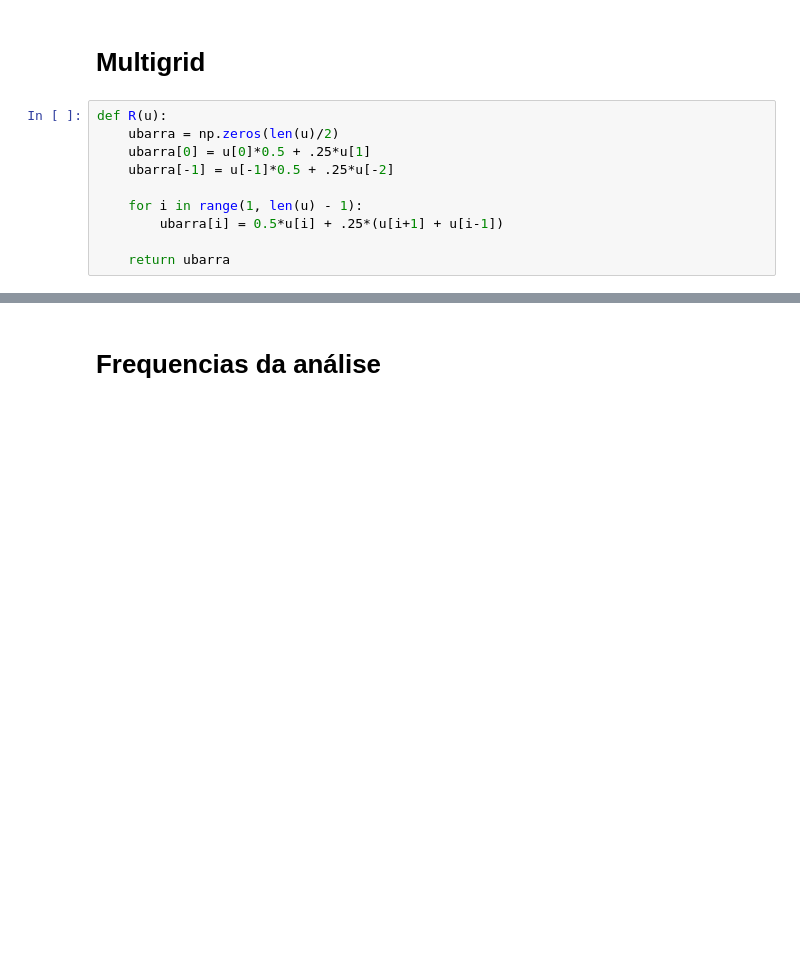
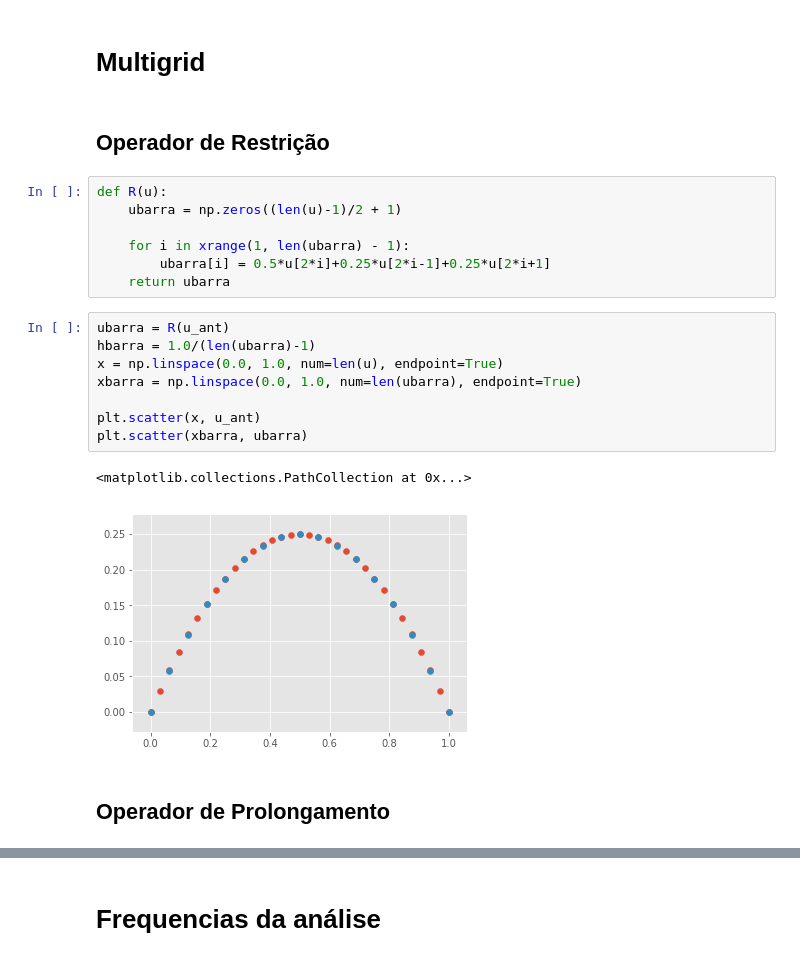
Before and after one commit to mtsodf/estudo_fem, a Jupyter notebook: multigrid/GaussSeidel.ipynb, the cells around one changed output, grey strips where cells are left out. Saved outputs shown, nothing was run; the diff lists cells and outputs as text; blank space fills up the shorter version.

```diff
--- a/multigrid/GaussSeidel.ipynb
+++ b/multigrid/GaussSeidel.ipynb
@@ -85,12 +120,24 @@ plt.scatter(x,sol_vec)
 # %% [markdown]
 # Multigrid
+# %% [markdown]
+## Operador de Restrição
 # %%
 def R(u):
-    ubarra = np.zeros(len(u)/2)
-    ubarra[0] = u[0]*0.5 + .25*u[1]
-    ubarra[-1] = u[-1]*0.5 + .25*u[-2]
+    ubarra = np.zeros((len(u)-1)/2 + 1)
 
-    for i in range(1, len(u) - 1):
-        ubarra[i] = 0.5*u[i] + .25*(u[i+1] + u[i-1])
-
+    for i in xrange(1, len(ubarra) - 1):
+        ubarra[i] = 0.5*u[2*i]+0.25*u[2*i-1]+0.25*u[2*i+1]
     return ubarra
+# %%
+ubarra = R(u_ant)
+hbarra = 1.0/(len(ubarra)-1)
+x = np.linspace(0.0, 1.0, num=len(u), endpoint=True)
+xbarra = np.linspace(0.0, 1.0, num=len(ubarra), endpoint=True)
+
+plt.scatter(x, u_ant)
+plt.scatter(xbarra, ubarra)
+# %% [output]
+<matplotlib.collections.PathCollection at 0x...>
+[figure, added]
+# %% [markdown]
+## Operador de Prolongamento
```
Also changed, not shown: parts of 31 cells of this notebook.
